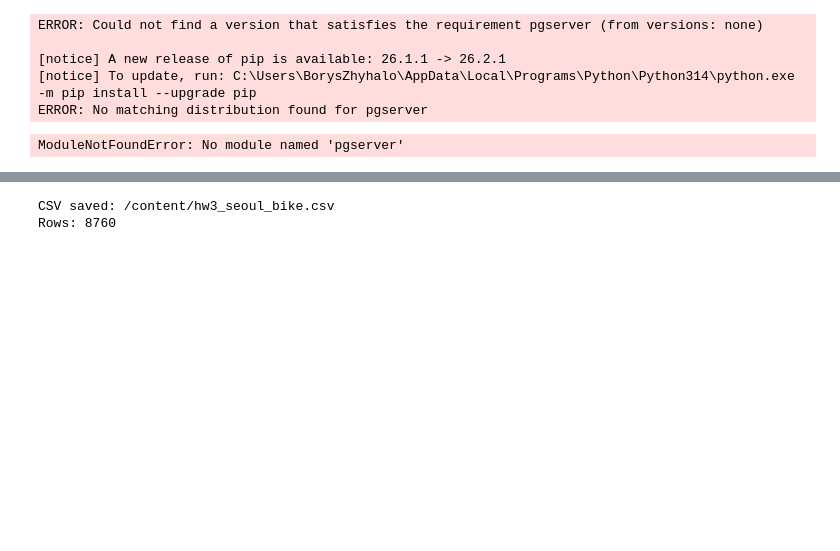
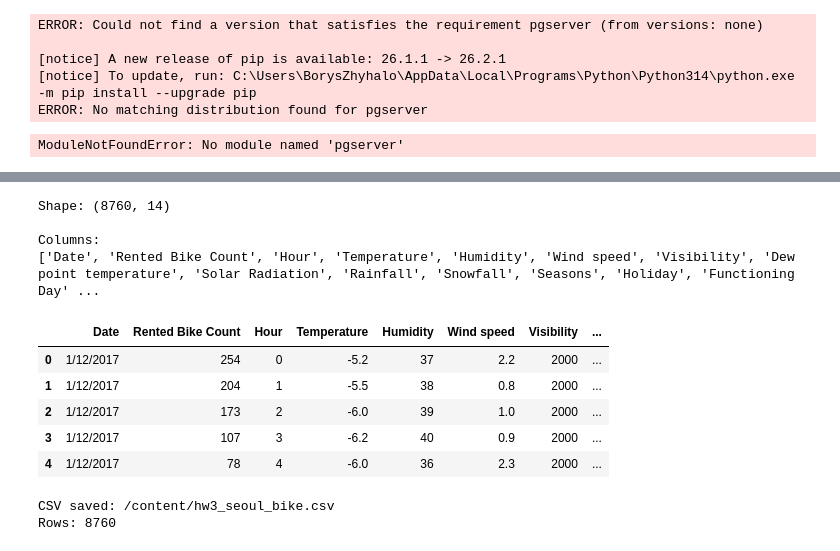
Before and after one commit to BorysZhyhalo/goit-rdb-hw-03, a Jupyter notebook: hw_3_data__loading_sql_dql.ipynb, the cells around one changed output, grey strips where cells are left out. Drawn from its saved outputs; the diff is of its cells as text; code cells hidden in the pictures; blank space fills up the shorter version.

```diff
--- a/hw_3_data__loading_sql_dql.ipynb
+++ b/hw_3_data__loading_sql_dql.ipynb
@@ -33,3 +45,30 @@ Columns:
+# %%
+from ucimlrepo import fetch_ucirepo
+
+# UCI Seoul Bike Sharing Demand
+dataset = fetch_ucirepo(id=560)
+
+df = pd.concat(
+    [dataset.data.features, dataset.data.targets],
+    axis=1
+)
+
+print("Shape:", df.shape)
+print("\nColumns:")
+print(df.columns.tolist())
+
+df.head()
+# %% [output]
+Shape: (8760, 14)
+
+Columns:
+['Date', 'Rented Bike Count', 'Hour', 'Temperature', 'Humidity', 'Wind speed', 'Visibility', 'Dew point temperature', 'Solar Radiation', 'Rainfall', 'Snowfall', 'Seasons', 'Holiday', 'Functioning Day' ...
+|  | Date | Rented Bike Count | Hour | Temperature | Humidity | Wind speed | Visibility | ... |
+| 0 | 1/12/2017 | 254 | 0 | -5.2 | 37 | 2.2 | 2000 | ... |
+| 1 | 1/12/2017 | 204 | 1 | -5.5 | 38 | 0.8 | 2000 | ... |
+| 2 | 1/12/2017 | 173 | 2 | -6.0 | 39 | 1.0 | 2000 | ... |
+| 3 | 1/12/2017 | 107 | 3 | -6.2 | 40 | 0.9 | 2000 | ... |
+| 4 | 1/12/2017 | 78 | 4 | -6.0 | 36 | 2.3 | 2000 | ... |
 # %%
 csv_path = "/content/hw3_seoul_bike.csv"
 
```
Also changed, not shown: parts of 46 cells of this notebook.
